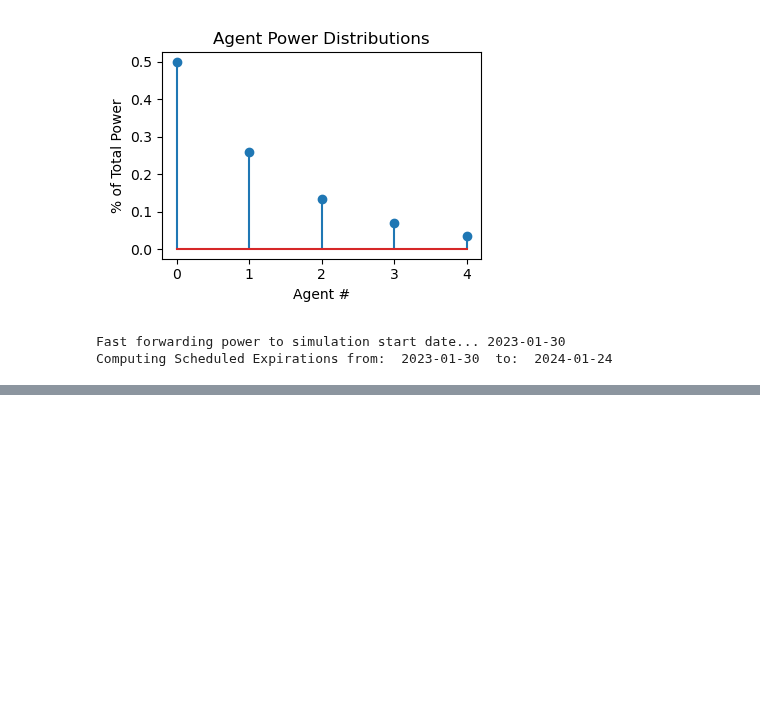
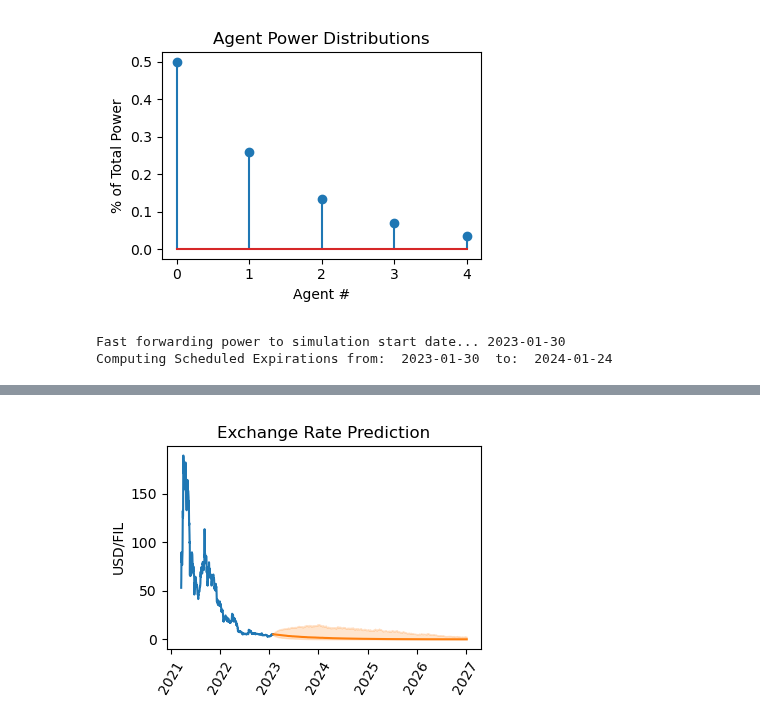
Before and after one commit to protocol/filecoin-agent-twin, a Jupyter notebook: notebooks/run_greedy_agents.ipynb, the cells around one changed output, grey strips where cells are left out. Cells and saved outputs as stored; diff of their text form; code cells hidden in the pictures; blank space fills up the shorter version.

```diff
--- a/notebooks/run_greedy_agents.ipynb
+++ b/notebooks/run_greedy_agents.ipynb
@@ -315,0 +265,19 @@ plt.legend(fontsize=8)
+# %%
+plt.figure(figsize=(4,3))
+colors = plt.get_cmap('tab10')
+
+fcast_before_sim_start = forecasts_df[pd.to_datetime(forecasts_df['date']) < pd.to_datetime(simulation_start_date)]
+fcast_after_sim_start = forecasts_df[pd.to_datetime(forecasts_df['date']) >= pd.to_datetime(simulation_start_date)]
+
+plt.plot(fcast_before_sim_start['date'], fcast_before_sim_start['price_Q50'], color=colors(0))
+plt.fill_between(fcast_after_sim_start['date'],
+                 fcast_after_sim_start['price_Q05'], fcast_after_sim_start['price_Q95'], alpha=0.2, color=colors(1))
+plt.plot(fcast_after_sim_start['date'], fcast_after_sim_start['price_Q50'], color=colors(1))
+
+plt.xticks(rotation=60)
+plt.tight_layout()
+plt.ylabel('USD/FIL')
+plt.title('Exchange Rate Prediction')
+plt.tight_layout()
+# %% [output]
+[figure, added]
```
Also changed, not shown: parts of 7 cells of this notebook, 1 other file.
